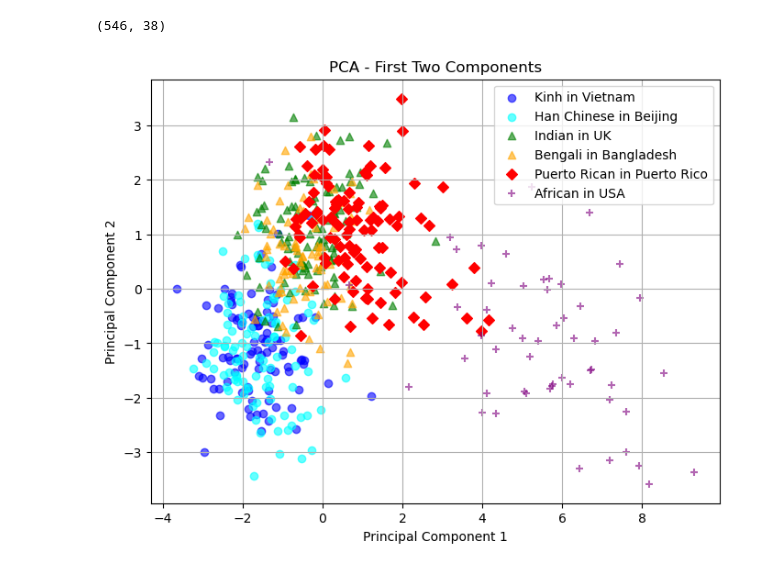
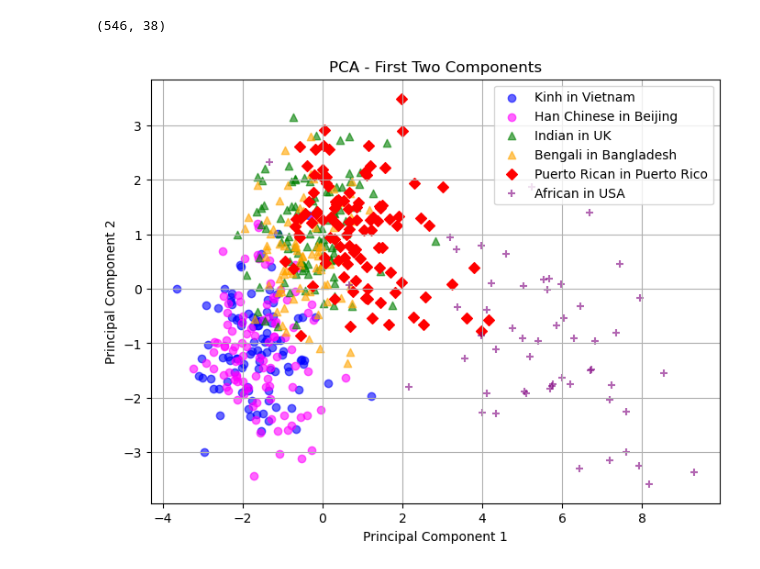
Before and after one commit to emilyvus/cp_als, a Jupyter notebook: analysis/20250816/pca_analysis.ipynb, the cells around one changed output. Saved outputs shown, nothing was run; the diff lists cells and outputs as text; code cells hidden in the pictures.

```diff
--- a/analysis/20250816/pca_analysis.ipynb
+++ b/analysis/20250816/pca_analysis.ipynb
@@ -64,17 +64,17 @@ df.shape
 # %%
 plt.figure(figsize=(8,6))
 plt.scatter(df.loc[genomes["KHV"]]['PC1'],df.loc[genomes["KHV"]]['PC2'],c='blue',alpha = 0.6,label='Kinh in Vietnam',marker='o')
-plt.scatter(df.loc[genomes["CHB"]]['PC1'],df.loc[genomes["CHB"]]['PC2'],c='cyan',alpha = 0.6,label='Han Chinese in Beijing',marker='o')
+plt.scatter(df.loc[genomes["CHB"]]['PC1'],df.loc[genomes["CHB"]]['PC2'],c='magenta',alpha = 0.6,label='Han Chinese in Beijing',marker='o')
 plt.scatter(df.loc[genomes["ITU"]]['PC1'],df.loc[genomes["ITU"]]['PC2'],c='green',alpha = 0.6,label='Indian in UK',marker='^')
 plt.scatter(df.loc[genomes["BEB"]]['PC1'],df.loc[genomes["BEB"]]['PC2'],c='orange',alpha = 0.6,label='Bengali in Bangladesh',marker='^')
 plt.scatter(df.loc[genomes["PUR"]]['PC1'],df.loc[genomes["PUR"]]['PC2'],c='red',alpha = 1,label='Puerto Rican in Puerto Rico',marker='D')
 plt.scatter(df.loc[genomes["ASW"]]['PC1'],df.loc[genomes["ASW"]]['PC2'],c='purple',alpha = 0.6,label='African in USA',marker='+')
 
 plt.xlabel('Principal Component 1')
 plt.ylabel('Principal Component 2')
 plt.legend()
 plt.title('PCA - First Two Components')
 plt.grid(True)
 plt.show()
 # %% [output]
-[figure, old version]
+[figure, new version]
```
Also changed, not shown: 1 other file.
